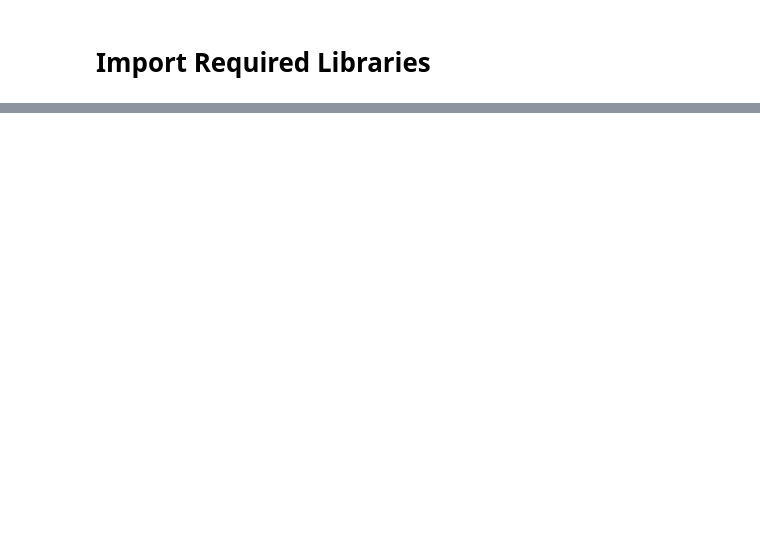
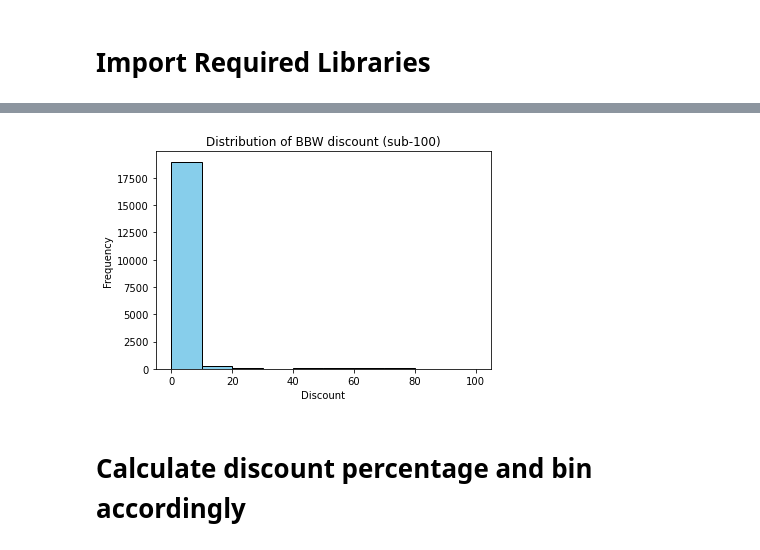
Before and after one commit to kevanoktavio/CloudWine_DemandPrediction, a Jupyter notebook: development/notebooks/midterm_checkpoint.ipynb, the cells around one changed output, grey strips where cells are left out. Saved outputs shown, nothing was run; the diff lists cells and outputs as text; code cells hidden in the pictures; blank space fills up the shorter version.

```diff
--- a/development/notebooks/midterm_checkpoint.ipynb
+++ b/development/notebooks/midterm_checkpoint.ipynb
@@ -35,0 +414,10 @@ from sklearn.metrics import mean_absolute_percentage_error, mean_squared_error
+# %%
+plt.hist(to_process['item_discount_raw'], bins=10, range=(min_discount, 100), color='skyblue', edgecolor='black')
+plt.title('Distribution of BBW discount (sub-100)')
+plt.xlabel('Discount')
+plt.ylabel('Frequency')
+plt.show()
+# %% [output]
+[figure, added]
+# %% [markdown]
+# Calculate discount percentage and bin accordingly
```
Also changed, not shown: parts of 54 cells of this notebook, 3 other files.
